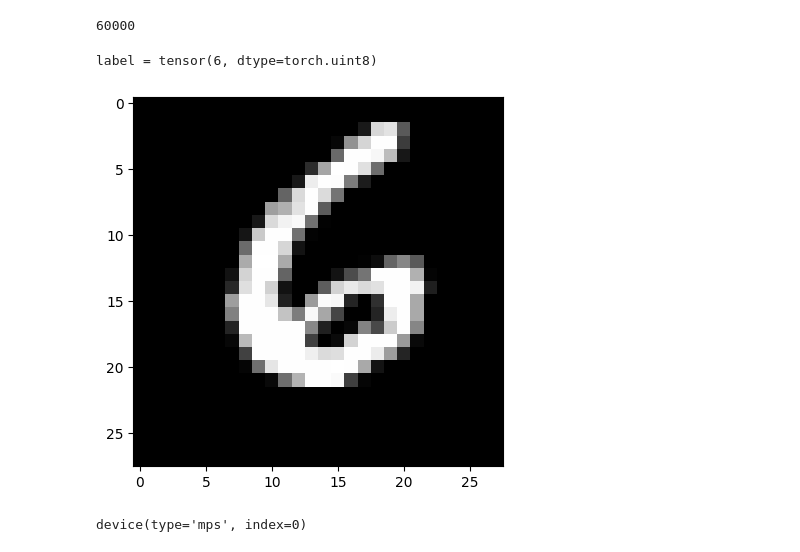
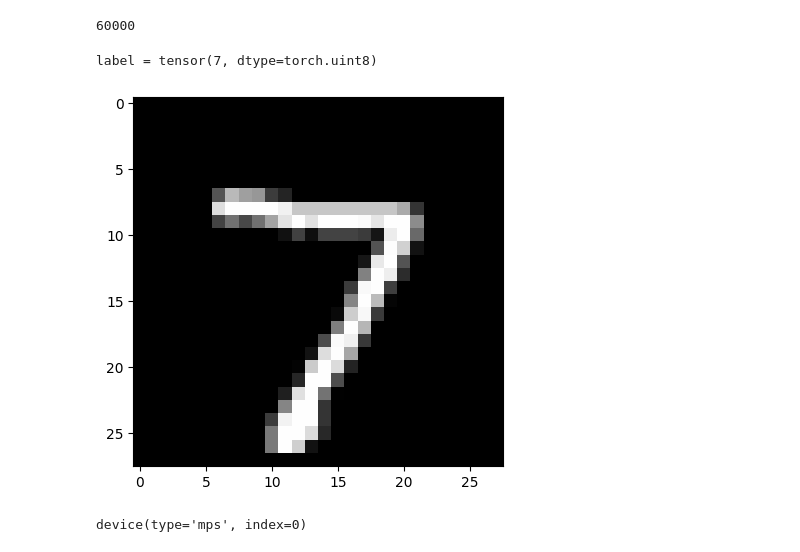
Before and after one commit to julianh65/mnist_learning, a Jupyter notebook: Untitled.ipynb, the cells around one changed output. Drawn from its saved outputs; the diff is of its cells as text; code cells hidden in the pictures.

```diff
--- a/Untitled.ipynb
+++ b/Untitled.ipynb
@@ -46,23 +46,23 @@ ytest = ytest.to(mps_device)
 # %%
 import matplotlib.pyplot as plt
 def display_image_at_index(index, test=False):
     # move to cpu first
     xtestcpu = xtest.to(torch.device("cpu"))
     ytestcpu = ytest.to(torch.device("cpu"))
     xcpu = x.to(torch.device("cpu"))
     ycpu = y.to(torch.device("cpu"))
     if(test):
         print("label = " + str(ytestcpu[index]))
         plt.imshow(xtestcpu[index,:,:], cmap='gray')
         plt.show()
     else:
         print("label = " + str(ycpu[index]))
         plt.imshow(xcpu[index,:,:], cmap='gray')
         plt.show()
-display_image_at_index(90)
+display_image_at_index(0, test=True)
 # %% [output]
-label = tensor(6, dtype=torch.uint8)
+label = tensor(7, dtype=torch.uint8)
-[figure, old version]
+[figure, new version]
 # %%
 # create function that gets mini batches of size 32
 
```
Also changed, not shown: parts of 13 cells of this notebook, 5 other files.
